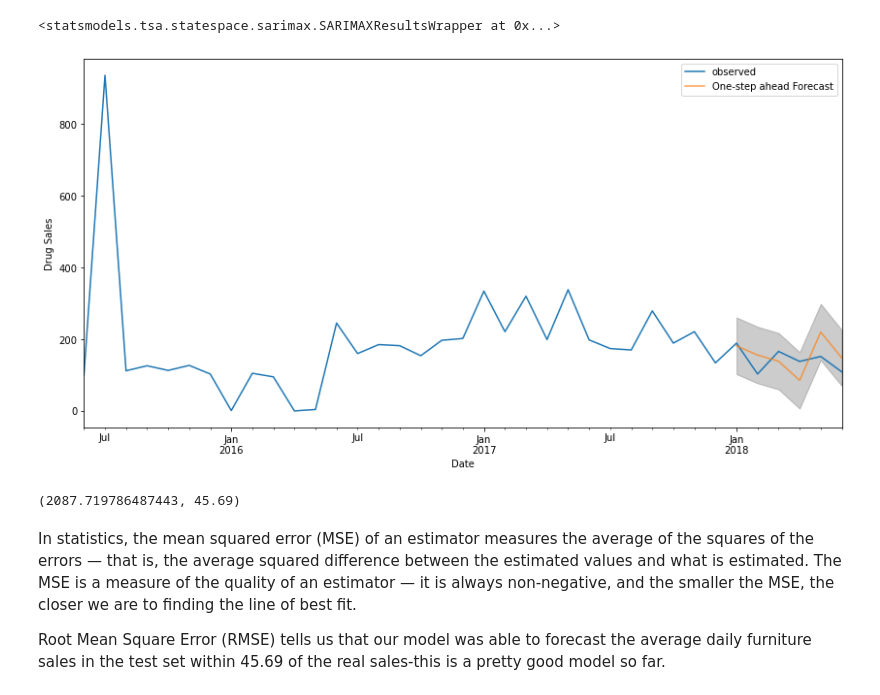
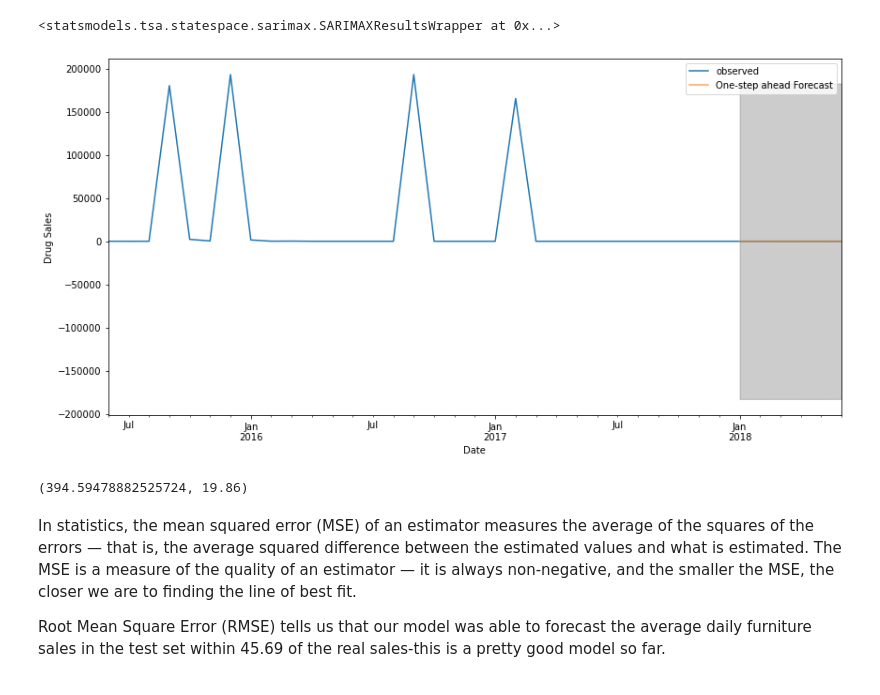
Before and after one commit to JobCollins/Pharma-Prediction-App, a Jupyter notebook: app/model/ModelARIMA.ipynb, the cells around one changed output. Drawn from its saved outputs; the diff is of its cells as text; code cells hidden in the pictures.

```diff
--- a/app/model/ModelARIMA.ipynb
+++ b/app/model/ModelARIMA.ipynb
@@ -101,0 +80,5 @@ param_search
+# %%
+param_search = parameter_search("ALBENDOL 200MG TABS 2'S")
+# %%
+key_min = min(param_search.keys(), key=(lambda k: param_search[k]))
+key_min
@@ -149,11 +134,11 @@ def validate_forecast(name):
     rmse = round(np.sqrt(mse), 2)
 
     return mse, rmse
-# %%
-validate_forecast("ACTAL TUMS BLISTER 100'S")
-# %% [output]
-[figure, removed]
-(2087.719786487443, 45.69)
+# %%
+validate_forecast("ALBENDOL 200MG TABS 2'S")
+# %% [output]
+[figure, added]
+(394.59478882525724, 19.86)
 # %% [markdown]
 In statistics, the mean squared error (MSE) of an estimator measures the average of the squares of the errors — that is, the average squared difference between the estimated values and what is estimated. The MSE is a measure of the quality of an estimator — it is always non-negative, and the smaller the MSE, the closer we are to finding the line of best fit.
 
```
Also changed, not shown: parts of 7 cells of this notebook, 7 other files.
